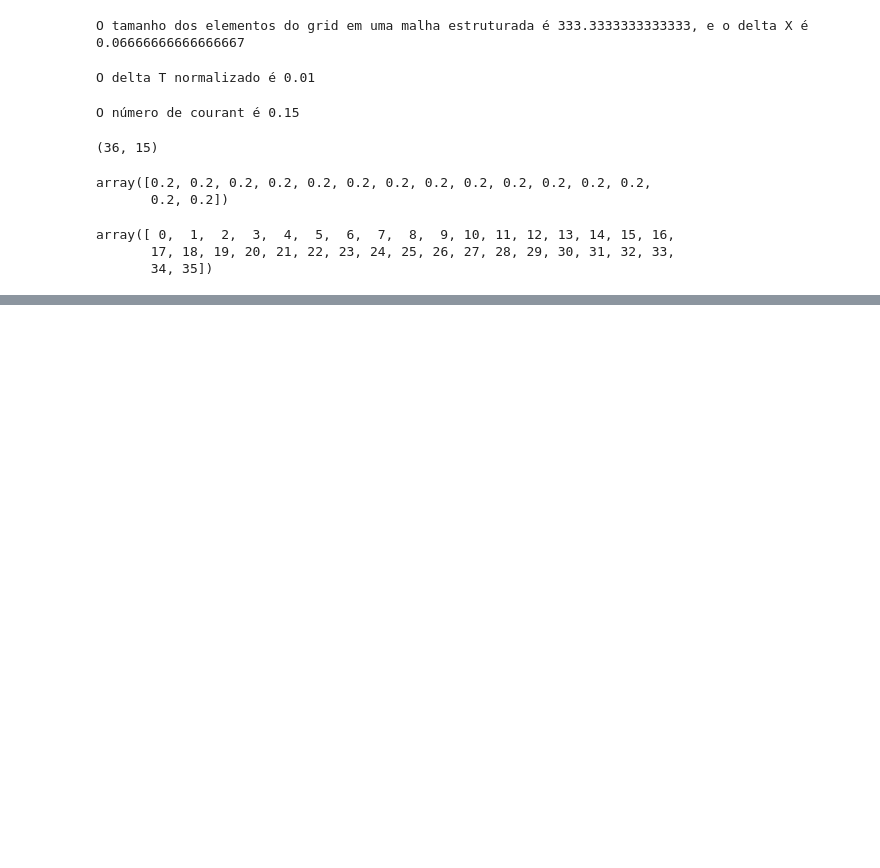
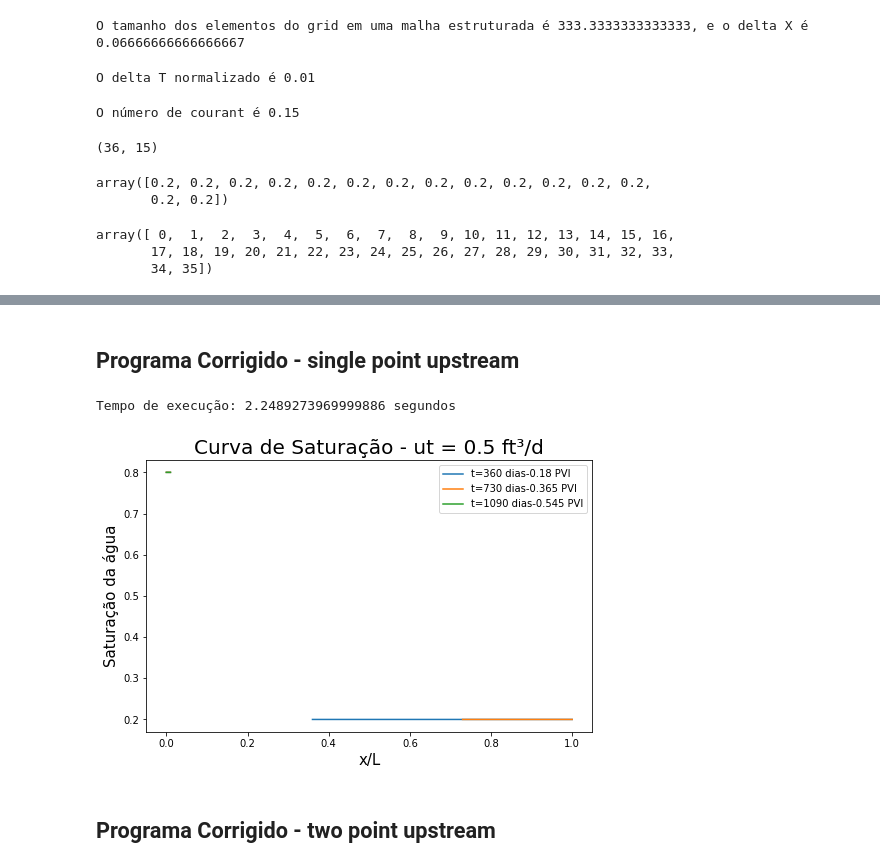
Before and after one commit to igcampos/Mestrado, a Jupyter notebook: saturacao_explicit.ipynb, the cells around one changed output, grey strips where cells are left out. Saved outputs shown, nothing was run; the diff lists cells and outputs as text; code cells hidden in the pictures; blank space fills up the shorter version.

```diff
--- a/saturacao_explicit.ipynb
+++ b/saturacao_explicit.ipynb
@@ -522,6 +521,7 @@ Tempo de execução: 0.03720923900073103 segundos
 # %%
 #plotar os resultados
-vetor_comprimento = np.linspace(0, 1, nx)
+matriz_resultado_saturacao = np.insert(matriz_resultado_saturacao, 0, values = 0.8, axis=1) #Adicionando o ponto referente a condição de contorno
+vetor_comprimento = np.linspace(0, 1, nx+1)
 fig = plt.figure(figsize=(8,5))
 ax = plt.subplot(1,1,1)
 ax.plot(vetor_comprimento, matriz_resultado_saturacao[0], label = "0.006 PVI ")
@@ -689,3 +690,75 @@ def explicit_saturation_excel():
   plt.show()
 
   return
+# %% [markdown]
+## Programa Corrigido - single point upstream
+# %%
+#Calculo da saturação explicitamente utilizando o método single point upstream (ϕ=0)
+#calulo do tempo de execução:
+start = timeit.default_timer()
+for n in tempos_de_injecao:
+  #calculo da primeira linha
+  if n == 0:
+    for i in dominio:
+      if i == 0:
+        #primeiro ponto
+        mobilidade_i_menos_meio = mobilidade(sw_CC,visc_agua,visc_oleo)
+        mobilidade_i = mobilidade(sw_CI,visc_agua,visc_oleo)
+        sw_n_mais_1 = dt/dx*(mobilidade_i_menos_meio - mobilidade_i) + sw_CI
+        matriz_resultado_saturacao[n,i] =  sw_n_mais_1
+      else:
+        #outros ponto
+        sw_ajustado =  sw_CI
+        mobilidade_i_menos_meio = mobilidade(sw_ajustado,visc_agua,visc_oleo)
+        mobilidade_i = mobilidade(sw_CI,visc_agua,visc_oleo)
+        sw_n_mais_1 = dt/dx * (mobilidade_i_menos_meio - mobilidade_i) + sw_CI
+        matriz_resultado_saturacao[n,i] =  sw_n_mais_1
+  #Cálculo das demais linhas
+  else:
+      for i in dominio:
+        if i == 0:
+          #primeiro ponto
+          mobilidade_i_menos_meio = mobilidade(sw_CC,visc_agua,visc_oleo)
+          mobilidade_i = mobilidade(matriz_resultado_saturacao[n-1,i],visc_agua,visc_oleo)
+          sw_n_mais_1 = dt/dx*(mobilidade_i_menos_meio - mobilidade_i) + matriz_resultado_saturacao[n-1,i]
+          matriz_resultado_saturacao[n,i] =  sw_n_mais_1
+        else:
+          #outros ponto
+          sw_ajustado =  matriz_resultado_saturacao[n-1,i-1]
+          mobilidade_i_menos_meio = mobilidade(sw_ajustado,visc_agua,visc_oleo)
+          mobilidade_i = mobilidade(matriz_resultado_saturacao[n-1,i],visc_agua,visc_oleo)
+          sw_n_mais_1 = dt/dx * (mobilidade_i_menos_meio - mobilidade_i) + matriz_resultado_saturacao[n-1,i]
+          matriz_resultado_saturacao[n,i] =  sw_n_mais_1
+matriz_resultado_saturacao_single_point = matriz_resultado_saturacao
+stop = timeit.default_timer()
+print('Tempo de execução: {} segundos'.format(stop-start))
+# %% [output]
+Tempo de execução: 2.2489273969999886 segundos
+# %%
+#plotar os resultados
+matriz_resultado_saturacao_single_point = np.insert(matriz_resultado_saturacao_single_point, 0, values = 0.8, axis=1) #Adicionando o ponto referente a condição de contorno
+vetor_comprimento = np.linspace(0, 1, nx+1)
+fig = plt.figure(figsize=(8,5))
+ax = plt.subplot(1,1,1)
+
+#PVI utilizados nos labels
+td_label_1= ut*360/(tam_meio_poroso*porosidade_meio)
+td_label_2= ut*730/(tam_meio_poroso*porosidade_meio)
+td_label_3= ut*1090/(tam_meio_poroso*porosidade_meio)
+td_label_4= ut*1820/(tam_meio_poroso*porosidade_meio)
+
+ax.plot(vetor_comprimento, matriz_resultado_saturacao_single_point[35], label = "t=360 dias-{} PVI".format(td_label_1))
+ax.plot(vetor_comprimento, matriz_resultado_saturacao_single_point[72], label = "t=730 dias-{} PVI".format(td_label_2))
+ax.plot(vetor_comprimento, matriz_resultado_saturacao_single_point[108], label = "t=1090 dias-{} PVI".format(td_label_3))
+#ax.plot(vetor_comprimento, matriz_resultado_saturacao_single_point[181], label = "t=1820 dias-{} PVI".format(td_label_4))
+
+
+ax.set_xlabel("x/L", fontsize=15)
+ax.set_ylabel("Saturação da água", fontsize=15)
+plt.title("Curva de Saturação - ut = {} ft³/d".format(ut), fontsize=20)
+ax.legend(loc="upper right")
+plt.show()
+# %% [output]
+[figure, added]
+# %% [markdown]
+## Programa Corrigido - two point upstream
```
Also changed, not shown: parts of 71 cells of this notebook.
